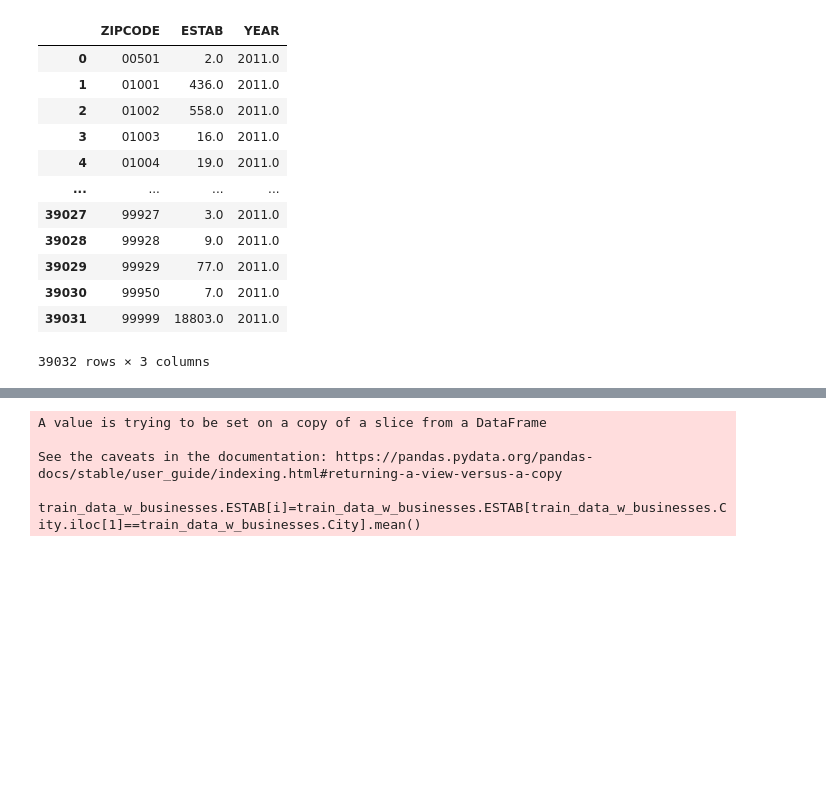
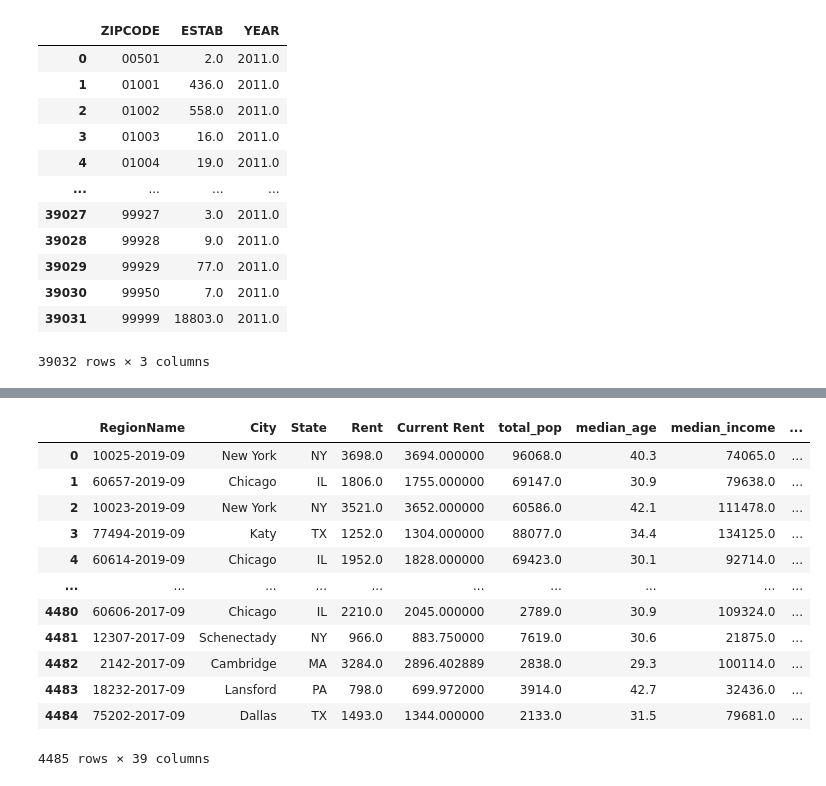
Before and after one commit to RyanBur/NYCDSA_Capstone, a Jupyter notebook: adding new features.ipynb, the cells around one changed output, grey strips where cells are left out. Drawn from its saved outputs; the diff is of its cells as text; code cells hidden in the pictures; blank space fills up the shorter version.

```diff
--- a/adding new features.ipynb
+++ b/adding new features.ipynb
@@ -186,0 +188,18 @@ train_data_w_businesses.to_csv('TRAINDATAnewcols7.16_3year.csv',index=False)
+# %%
+col_droptrain=pd.read_csv('col_droppredict7.18_3year.csv',index_col=False)
+train_data_w_businesses=col_droptrain.merge(fullbusinessesdata,how='left',left_on='RegionName', right_on='ZIPCODE' )
+train_data_w_businesses
+# %% [output]
+|  | RegionName | City | State | Rent | Current Rent | total_pop | median_age | median_income | ... |
+| 0 | 10025-2019-09 | New York | NY | 3698.0 | 3694.000000 | 96068.0 | 40.3 | 74065.0 | ... |
+| 1 | 60657-2019-09 | Chicago | IL | 1806.0 | 1755.000000 | 69147.0 | 30.9 | 79638.0 | ... |
+| 2 | 10023-2019-09 | New York | NY | 3521.0 | 3652.000000 | 60586.0 | 42.1 | 111478.0 | ... |
+| 3 | 77494-2019-09 | Katy | TX | 1252.0 | 1304.000000 | 88077.0 | 34.4 | 134125.0 | ... |
+| 4 | 60614-2019-09 | Chicago | IL | 1952.0 | 1828.000000 | 69423.0 | 30.1 | 92714.0 | ... |
+| ... | ... | ... | ... | ... | ... | ... | ... | ... | ... |
+| 4480 | 60606-2017-09 | Chicago | IL | 2210.0 | 2045.000000 | 2789.0 | 30.9 | 109324.0 | ... |
+| 4481 | 12307-2017-09 | Schenectady | NY | 966.0 | 883.750000 | 7619.0 | 30.6 | 21875.0 | ... |
+| 4482 | 2142-2017-09 | Cambridge | MA | 3284.0 | 2896.402889 | 2838.0 | 29.3 | 100114.0 | ... |
+| 4483 | 18232-2017-09 | Lansford | PA | 798.0 | 699.972000 | 3914.0 | 42.7 | 32436.0 | ... |
+| 4484 | 75202-2017-09 | Dallas | TX | 1493.0 | 1344.000000 | 2133.0 | 31.5 | 79681.0 | ... |
+4485 rows × 39 columns
@@ -187,5 +227,5 @@ train_data_w_businesses.to_csv('TRAINDATAnewcols7.16_3year.csv',index=False)
 # %%
-col_droptrain=pd.read_csv('col_droppredict7.16_3year.csv',index_col=False)
+col_droptrain=pd.read_csv('col_droptest7.18_3year.csv',index_col=False)
 train_data_w_businesses=col_droptrain.merge(fullbusinessesdata,how='left',left_on='RegionName', right_on='ZIPCODE' )
 
 train_data_w_businesses=train_data_w_businesses.drop(['ZIPCODE','YEAR'],axis=1)
@@ -207,9 +247,4 @@ train_data_w_businesses
 
 
 
-train_data_w_businesses.to_csv('PREDICTDATAnewcols7.16_3year.csv',index=False)
+train_data_w_businesses.to_csv('TESTDATAnewcols7.18_3year.csv',index=False)
-# %% [output]
-A value is trying to be set on a copy of a slice from a DataFrame
-
-See the caveats in the documentation: https://pandas.pydata.org/pandas-docs/stable/user_guide/indexing.html#returning-a-view-versus-a-copy
-  train_data_w_businesses.ESTAB[i]=train_data_w_businesses.ESTAB[train_data_w_businesses.City.iloc[1]==train_data_w_businesses.City].mean()
```
Also changed, not shown: parts of 10 cells of this notebook, 47 other files.
